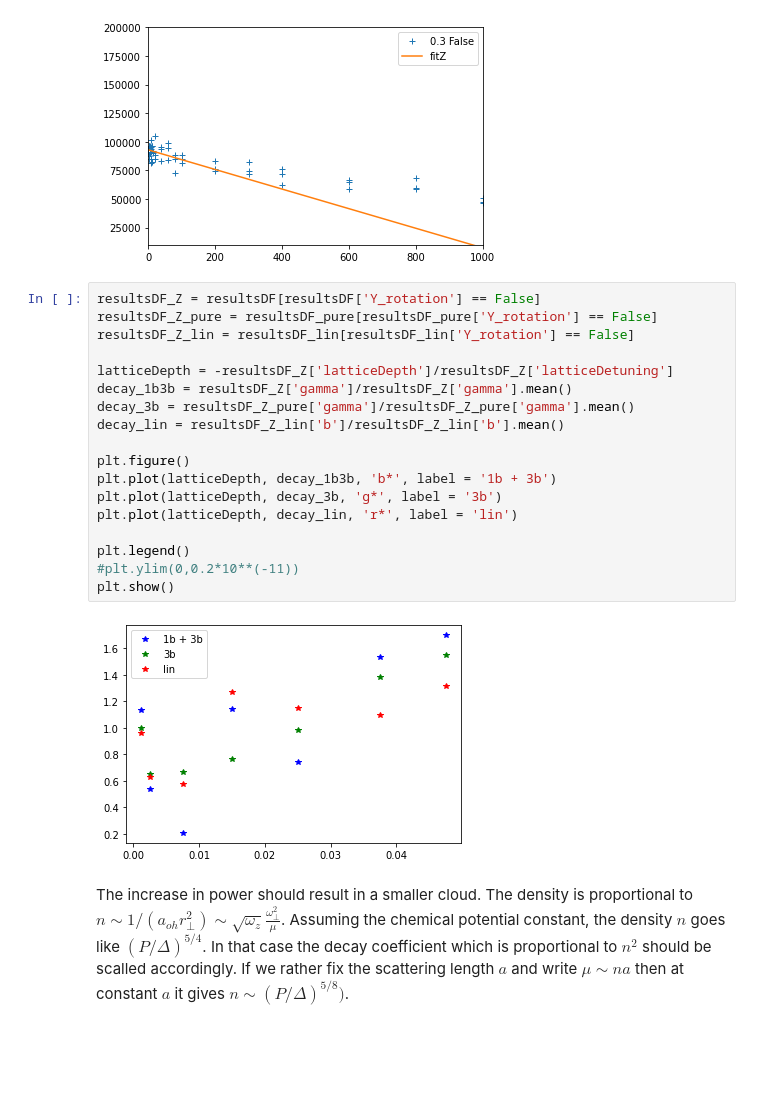
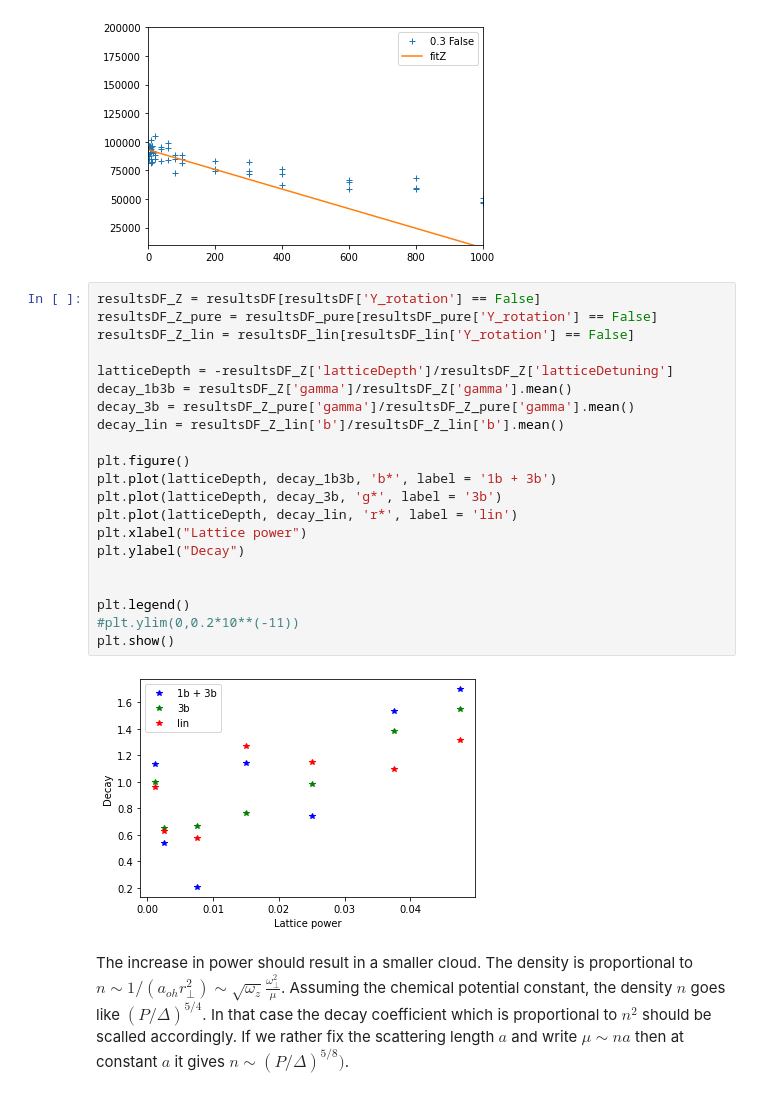
Before and after one commit to barralp/dypole-lattice, a Jupyter notebook: fitting/v2/Data_fitting-3b_210423.ipynb, the cells around one changed output. Drawn from its saved outputs; the diff is of its cells as text; blank space fills up the shorter version.

```diff
--- a/fitting/v2/Data_fitting-3b_210423.ipynb
+++ b/fitting/v2/Data_fitting-3b_210423.ipynb
@@ -258,23 +257,26 @@ plt.show()
 # %%
 resultsDF_Z = resultsDF[resultsDF['Y_rotation'] == False]
 resultsDF_Z_pure = resultsDF_pure[resultsDF_pure['Y_rotation'] == False]
 resultsDF_Z_lin = resultsDF_lin[resultsDF_lin['Y_rotation'] == False]
 
 latticeDepth = -resultsDF_Z['latticeDepth']/resultsDF_Z['latticeDetuning']
 decay_1b3b = resultsDF_Z['gamma']/resultsDF_Z['gamma'].mean()
 decay_3b = resultsDF_Z_pure['gamma']/resultsDF_Z_pure['gamma'].mean()
 decay_lin = resultsDF_Z_lin['b']/resultsDF_Z_lin['b'].mean()
 
 plt.figure()
 plt.plot(latticeDepth, decay_1b3b, 'b*', label = '1b + 3b')
 plt.plot(latticeDepth, decay_3b, 'g*', label = '3b')
 plt.plot(latticeDepth, decay_lin, 'r*', label = 'lin')
+plt.xlabel("Lattice power")
+plt.ylabel("Decay")
+
 
 plt.legend()
 #plt.ylim(0,0.2*10**(-11))
 plt.show()
 # %% [output]
-[figure, old version]
+[figure, new version]
 # %% [markdown]
 The increase in power should result in a smaller cloud. The density is proportional to $n\sim 1/(a_{oh}r_{\perp}^{2}) \sim \sqrt{\omega_{z}}\frac{\omega_{\perp}^{2}}{\mu}$. Assuming the chemical potential constant, the density $n$ goes like $(P/\Delta)^{5/4}$. In that case the decay coefficient which is proportional to $n^{2}$ should be scalled accordingly.
 If we rather fix the scattering length $a$ and write $\mu\sim na$ then at constant $a$ it gives $n \sim (P/\Delta)^{5/8})$.
```
Also changed, not shown: parts of 5 cells of this notebook, 47 other files.
